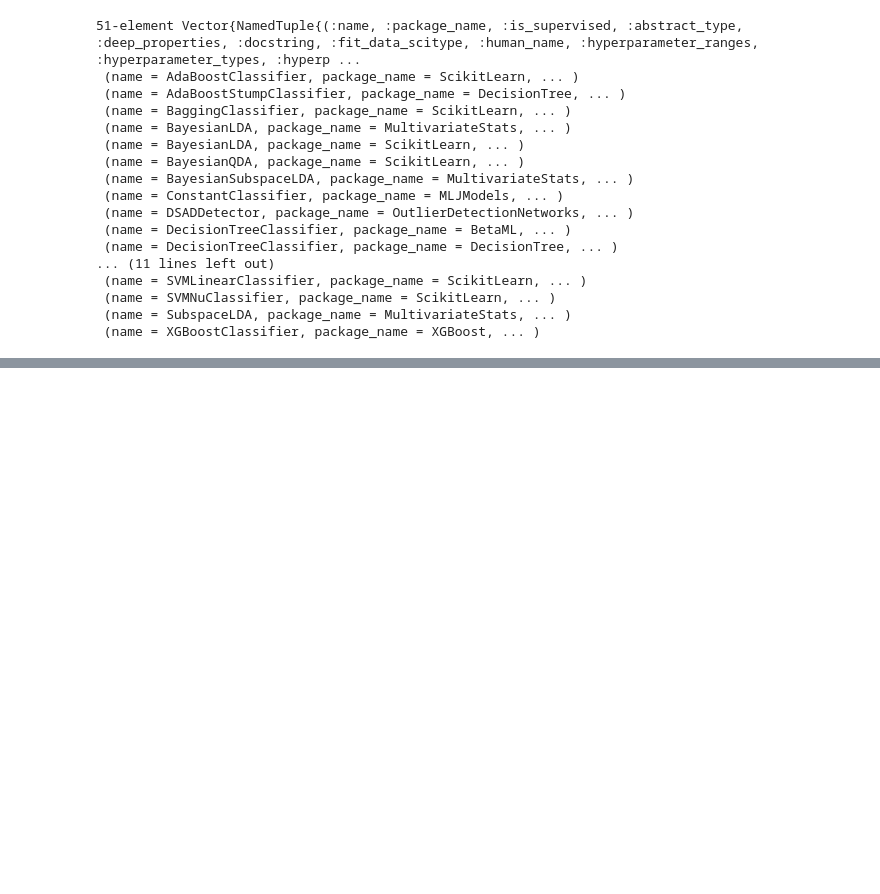
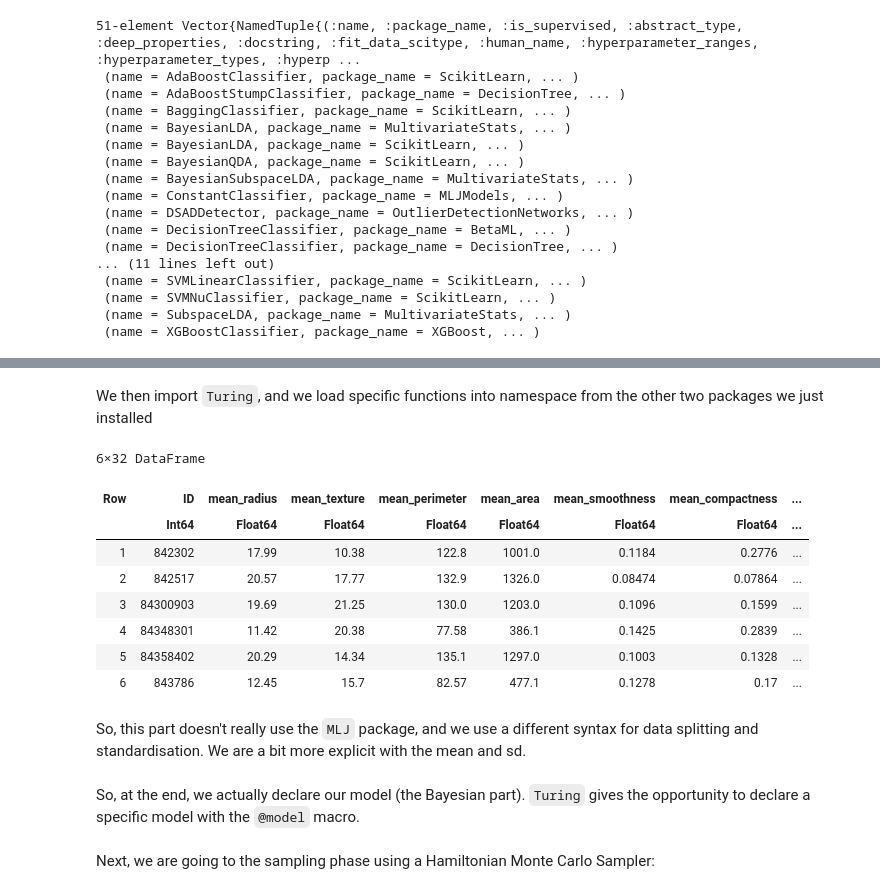
Before and after one commit to HJJoosse/ws-julia-nov22, a Jupyter notebook: Workshop_Julia_Skyline.ipynb, the cells around one changed output, grey strips where cells are left out. Saved outputs shown, nothing was run; the diff lists cells and outputs as text; code cells hidden in the pictures; blank space fills up the shorter version.

````diff
--- a/Workshop_Julia_Skyline.ipynb
+++ b/Workshop_Julia_Skyline.ipynb
@@ -180,8 +330,6 @@ feature_names = ["ID", "Class", "mean_radius", "mean_texture", "mean_perimeter",
  "mean_area", "mean_smoothness", "mean_compactness", "mean_concavity", "mean_concave_points",
   "mean_symmetry", "mean_fractal_dimension", "radius_error", "texture_error", "perimeter_error", "area_error",
    "smoothness_error", "compactness_error", "concavity_error", "concave_points_error", "symmetry_error", "fractal_dimension error",
-    "worst_adius", "worst_texture", "worst_perimeter", "worst_area", "worst_smoothness", "worst_compactness", "worst_concavity",
+    "worst_radius", "worst_texture", "worst_perimeter", "worst_area", "worst_smoothness", "worst_compactness", "worst_concavity",
      "worst_concave_points", "worst_symmetry", "worst_fractal_dimension"]
 data = urldownload(url, true, format = :CSV, header = feature_names) |> DataFrame;
-
-data = coerce(data,autotype(data));
@@ -238,6 +408,7 @@ Plots.GRBackend()
 # %% [markdown]
 ```Statsplot``` makes it possible to use the ```@df``` operator, which makes it easy to use a dataframe. The syntax would be: ```@df dataframe_name plot_type(:column1, :column2)```. But you can also use ```histogram(data[:,:Class])```
 # %%
+data.Class = coerce(data.Class,autotype(data.Class))
 @df data histogram(:Class)
 # %% [markdown]
 There are of course other types of plots you could make. Let's try to make plot showing ```mean_compactness``` and ```mean_area``` against each other. Also try to make a density plot or histogram of the column of your choosing.
@@ -500,0 +760,2 @@ models(matching(X_transformed, y))
+# %% [markdown]
+We then import ```Turing```, and we load specific functions into namespace from the other two packages we just installed
@@ -500,0 +775,18 @@ models(matching(X_transformed, y))
+# %%
+data[:,:class_bin] = [x == "M" ? 1 : 0 for x in data.Class]
+
+select!(data,Not(:Class))
+
+first(data, 6)
+# %% [output]
+6×32 DataFrame
+| Row | ID | mean_radius | mean_texture | mean_perimeter | mean_area | mean_smoothness | mean_compactness | ... |
+|  | Int64 | Float64 | Float64 | Float64 | Float64 | Float64 | Float64 | ... |
+| 1 | 842302 | 17.99 | 10.38 | 122.8 | 1001.0 | 0.1184 | 0.2776 | ... |
+| 2 | 842517 | 20.57 | 17.77 | 132.9 | 1326.0 | 0.08474 | 0.07864 | ... |
+| 3 | 84300903 | 19.69 | 21.25 | 130.0 | 1203.0 | 0.1096 | 0.1599 | ... |
+| 4 | 84348301 | 11.42 | 20.38 | 77.58 | 386.1 | 0.1425 | 0.2839 | ... |
+| 5 | 84358402 | 20.29 | 14.34 | 135.1 | 1297.0 | 0.1003 | 0.1328 | ... |
+| 6 | 843786 | 12.45 | 15.7 | 82.57 | 477.1 | 0.1278 | 0.17 | ... |
+# %% [markdown]
+So, this part doesn't really use the ```MLJ``` package, and we use a different syntax for data splitting and standardisation. We are a bit more explicit with the mean and sd.
@@ -500,0 +813,2 @@ models(matching(X_transformed, y))
+# %% [markdown]
+So, at the end, we actually declare our model (the Bayesian part). ```Turing``` gives the opportunity to declare a specific model with the ```@model``` macro.
@@ -500,0 +830,2 @@ models(matching(X_transformed, y))
+# %% [markdown]
+Next, we are going to the sampling phase using a Hamiltonian Monte Carlo Sampler:
````
Also changed, not shown: parts of 59 cells of this notebook.
